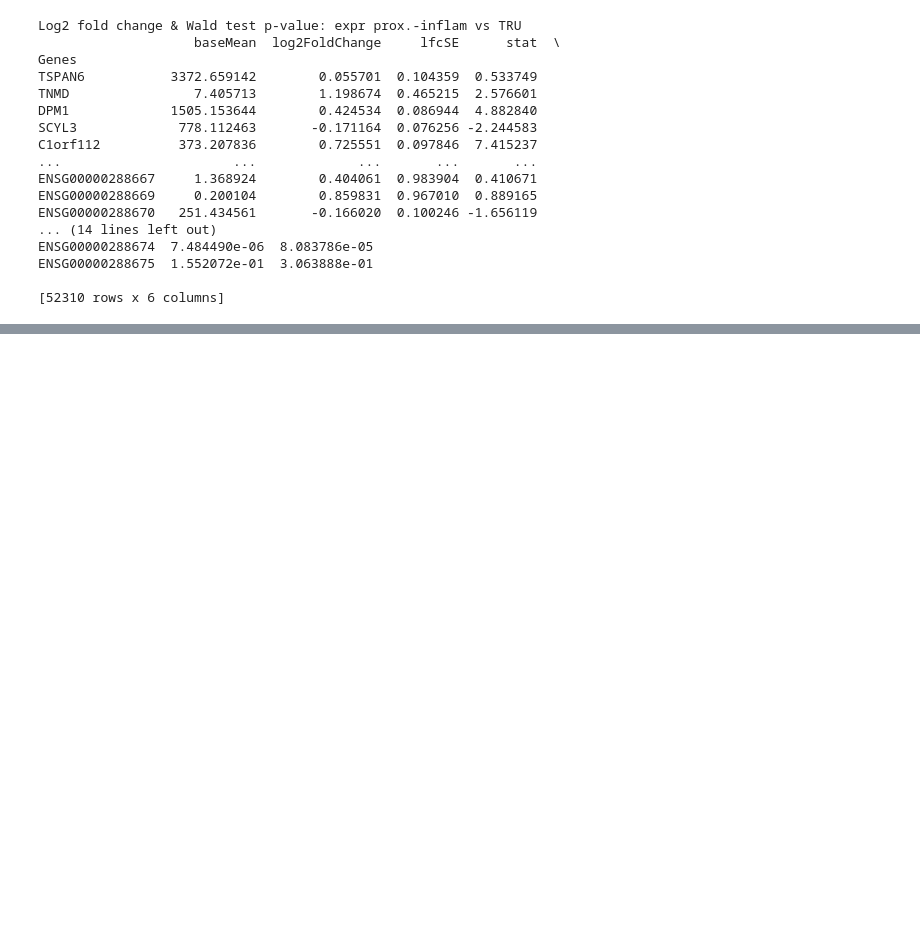
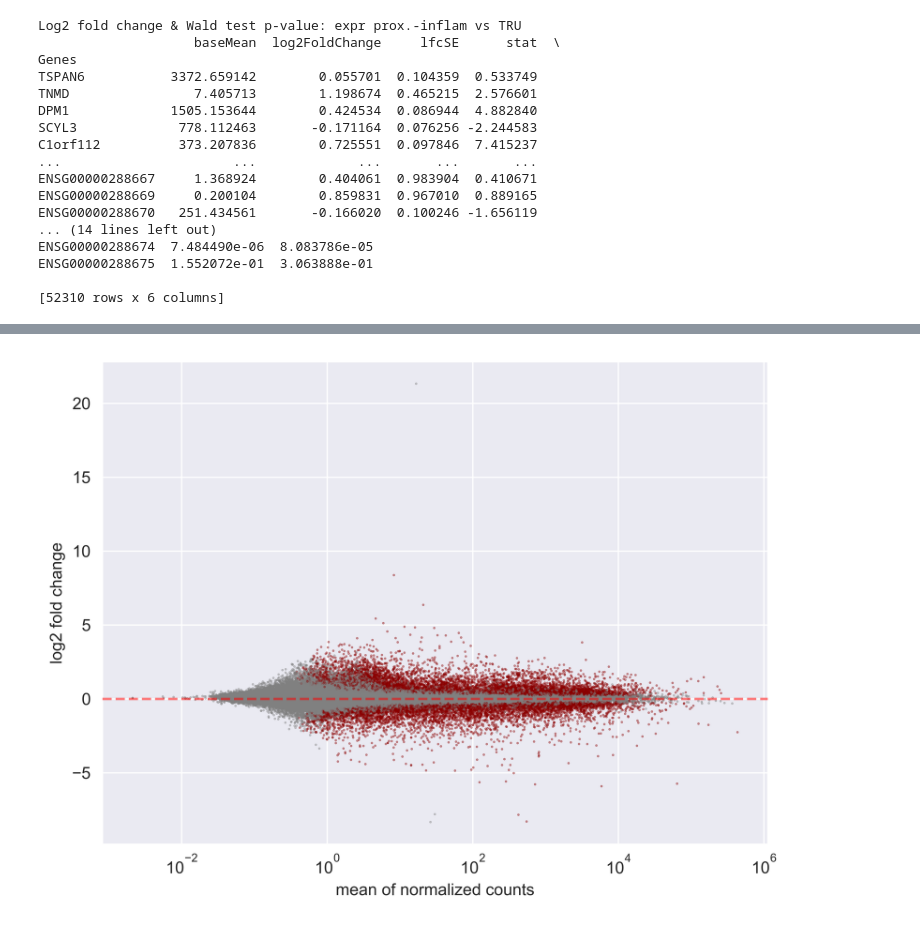
Before and after one commit to ketamine-juice/Extra-o, a Jupyter notebook: python/test.ipynb, the cells around one changed output, grey strips where cells are left out. Drawn from its saved outputs; the diff is of its cells as text; code cells hidden in the pictures; blank space fills up the shorter version.

```diff
--- a/python/test.ipynb
+++ b/python/test.ipynb
@@ -326,5 +308,22 @@ dds.varm['LFC']
 # %%
-stat_res = DeseqStats(dds, inference= inference)
+# Create a DeseqStats object using the given DESeq dataset (dds) and specified parameters
+# alpha: significance level for testing (default 0.05)
+# cooks_filter: whether to apply Cook's distance filtering to remove potential outliers
+# independent_filter: whether to apply independent filtering to increase power by removing low count genes
+# inference: specifies the type of statistical inference to use (e.g., 'parametric', 'non-parametric')
+stat_res = DeseqStats(dds, alpha=0.05, cooks_filter=True, independent_filter=True, inference=inference)
+
+# Run the Wald test for differential expression analysis on the DESeq dataset
+# The Wald test is a parametric test used to determine if there is a significant difference in expression
+# It calculates p-values and log fold changes for each gene in the dataset
+stat_res.run_wald_test()
+
+# Retrieve the results of the Wald test as a pandas DataFrame
+# This DataFrame contains the results of the differential expression analysis, including:
+# - log fold changes
+# - p-values
+# - adjusted p-values (corrected for multiple testing)
+# - additional statistics and metadata for each gene
 stat_res.summary()
 # %% [output]
 Running Wald tests...
@@ -348,0 +396,5 @@ ENSG00000288675  1.552072e-01  3.063888e-01
+# %%
+#MA Plot
+stat_res.plot_MA()
+# %% [output]
+[figure, added]
```
Also changed, not shown: parts of 13 cells of this notebook, 1 other file.
